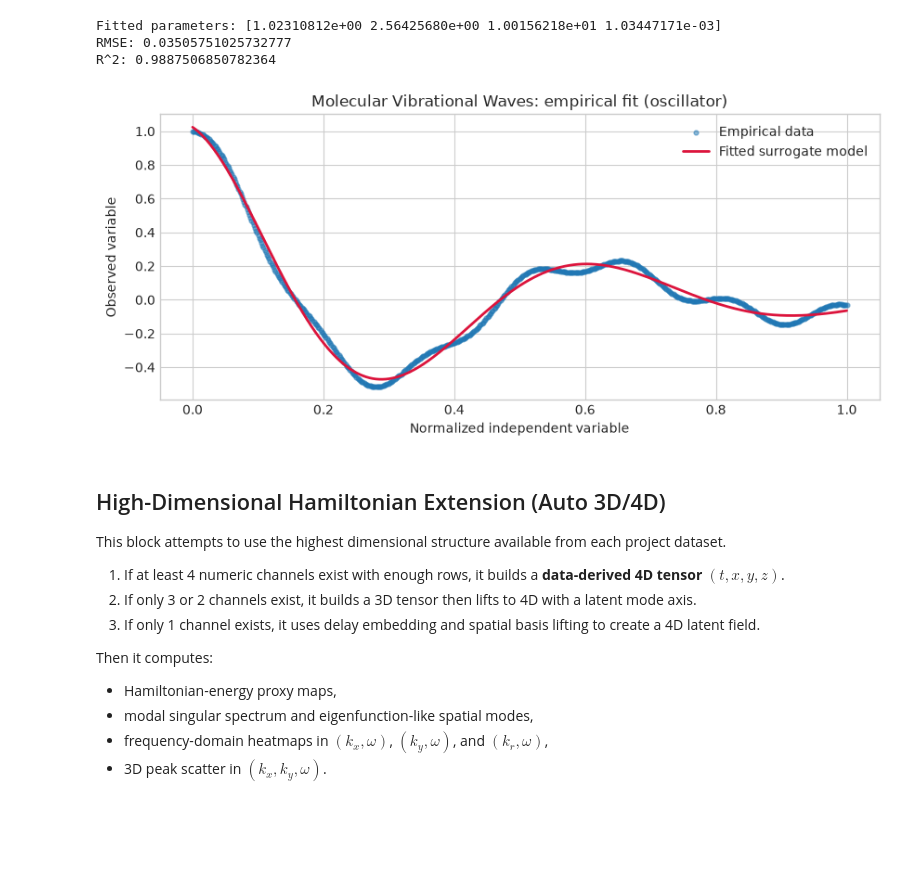
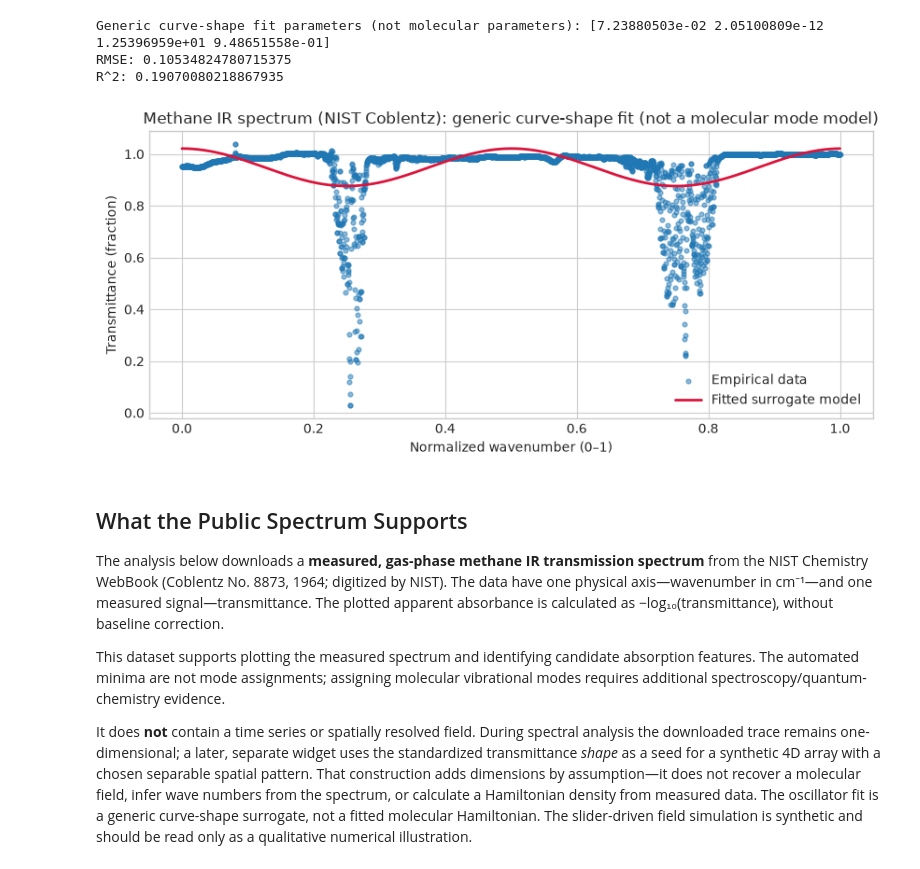
Before and after one commit to mikdunn/hamiltonian_and_lagrangian_sims_and_fun, a Jupyter notebook: projects/16_molecular_waves/16_molecular_waves_equations_and_derivation.ipynb, the cells around one changed output. Saved outputs shown, nothing was run; the diff lists cells and outputs as text; code cells hidden in the pictures; blank space fills up the shorter version.

```diff
--- a/projects/16_molecular_waves/16_molecular_waves_equations_and_derivation.ipynb
+++ b/projects/16_molecular_waves/16_molecular_waves_equations_and_derivation.ipynb
@@ -129,22 +139,24 @@ DATA_SOURCES = [
 # Fallback model diagram renderer (works even when Mermaid is not embedded by the notebook renderer).
 from matplotlib.patches import FancyBboxPatch
 
-fig, ax = plt.subplots(figsize=(8, 3.6))
+fig, ax = plt.subplots(figsize=(9, 4.8))
 ax.axis('off')
 nodes = [
-    (0.04, 0.68, 'Physical Assumptions'),
-    (0.04, 0.40, 'Lagrangian / Governing PDE'),
-    (0.04, 0.12, 'Reduced Dynamic Model'),
-    (0.56, 0.40, 'Observable Data Fit'),
+    (0.02, 0.68, 'NIST methane\ntransmittance'),
+    (0.53, 0.68, 'Candidate minima +\ngeneric curve fit'),
+    (0.02, 0.39, 'Synthetic grid field\n(spectrum-shaped, not molecular)'),
+    (0.53, 0.39, 'Separate harmonic-oscillator\nderivation'),
+    (0.02, 0.10, 'User geometry, charge,\nspin multiplicity'),
+    (0.53, 0.10, 'PySCF DFT: optimized geometry\n+ electron density'),
 ]
 for x0, y0, label in nodes:
-    patch = FancyBboxPatch((x0, y0), 0.36, 0.18, boxstyle='round,pad=0.02', linewidth=1.2, facecolor='#edf3fb')
+    patch = FancyBboxPatch((x0, y0), 0.44, 0.18, boxstyle='round,pad=0.02', linewidth=1.2, facecolor='#edf3fb')
     ax.add_patch(patch)
-    ax.text(x0 + 0.18, y0 + 0.09, label, ha='center', va='center', fontsize=10)
-ax.annotate('', xy=(0.22, 0.62), xytext=(0.22, 0.50), arrowprops=dict(arrowstyle='->', lw=1.3))
-ax.annotate('', xy=(0.22, 0.34), xytext=(0.22, 0.22), arrowprops=dict(arrowstyle='->', lw=1.3))
-ax.annotate('', xy=(0.56, 0.49), xytext=(0.40, 0.21), arrowprops=dict(arrowstyle='->', lw=1.3))
-ax.set_title('Fallback Diagram (Python-rendered)')
+    ax.text(x0 + 0.22, y0 + 0.09, label, ha='center', va='center', fontsize=9)
+ax.annotate('', xy=(0.53, 0.77), xytext=(0.46, 0.77), arrowprops=dict(arrowstyle='->', lw=1.3))
+ax.annotate('', xy=(0.24, 0.57), xytext=(0.24, 0.68), arrowprops=dict(arrowstyle='->', lw=1.3))
+ax.annotate('', xy=(0.53, 0.19), xytext=(0.46, 0.19), arrowprops=dict(arrowstyle='->', lw=1.3))
+ax.set_title('Distinct Data, Illustration, and DFT Branches')
 plt.tight_layout()
 plt.show()
 # %% [output]
@@ -248,43 +253,37 @@ bounds = ([-1e6, 0.0, -1e3, -1e6], [1e6, 50.0, 1e3, 1e6])
 
 try:
     popt, _ = curve_fit(model_function, x_data, y_data, p0=p0, bounds=bounds, maxfev=20000)
-except Exception:
-    popt = np.array(p0, dtype=float)
+except (RuntimeError, ValueError) as exc:
+    raise RuntimeError('The generic curve-shape fit did not converge; no substitute parameters were used.') from exc
 
 y_hat = model_function(x_data, *popt)
 rmse = float(np.sqrt(np.mean((y_data - y_hat) ** 2)))
 r2 = float(1.0 - np.sum((y_data - y_hat) ** 2) / max(np.sum((y_data - np.mean(y_data)) ** 2), 1e-12))
 
-print('Fitted parameters:', popt)
+print('Generic curve-shape fit parameters (not molecular parameters):', popt)
 print('RMSE:', rmse)
 print('R^2:', r2)
 # %% [output]
-Fitted parameters: [1.02310812e+00 2.56425680e+00 1.00156218e+01 1.03447171e-03]
-RMSE: 0.03505751025732777
-R^2: 0.9887506850782364
+Generic curve-shape fit parameters (not molecular parameters): [7.23880503e-02 2.05100809e-12 1.25396959e+01 9.48651558e-01]
+RMSE: 0.10534824780715375
+R^2: 0.19070080218867935
 # %%
 fig, ax = plt.subplots(figsize=(10, 4))
 ax.scatter(x_data, y_data, s=12, alpha=0.5, label='Empirical data')
 ax.plot(x_data, y_hat, color='crimson', linewidth=2.0, label='Fitted surrogate model')
-ax.set_title(f'{DOMAIN_TITLE}: empirical fit ({MODEL_FAMILY})')
-ax.set_xlabel('Normalized independent variable')
-ax.set_ylabel('Observed variable')
+ax.set_title(f'{DOMAIN_TITLE}: generic curve-shape fit (not a molecular mode model)')
+ax.set_xlabel('Normalized wavenumber (0–1)')
+ax.set_ylabel('Transmittance (fraction)')
 ax.legend()
 plt.show()
 # %% [output]
-[figure, old version]
+[figure, new version]
 # %% [markdown]
-## High-Dimensional Hamiltonian Extension (Auto 3D/4D)
+## What the Public Spectrum Supports
 
-This block attempts to use the highest dimensional structure available from each project dataset.
+The analysis below downloads a **measured, gas-phase methane IR transmission spectrum** from the NIST Chemistry WebBook (Coblentz No. 8873, 1964; digitized by NIST). The data have one physical axis—wavenumber in cm⁻¹—and one measured signal—transmittance. The plotted apparent absorbance is calculated as −log₁₀(transmittance), without baseline correction.
 
-1. If at least 4 numeric channels exist with enough rows, it builds a **data-derived 4D tensor** $(t,x,y,z)$.
-2. If only 3 or 2 channels exist, it builds a 3D tensor then lifts to 4D with a latent mode axis.
-3. If only 1 channel exists, it uses delay embedding and spatial basis lifting to create a 4D latent field.
+This dataset supports plotting the measured spectrum and identifying candidate absorption features. The automated minima are not mode assignments; assigning molecular vibrational modes requires additional spectroscopy/quantum-chemistry evidence.
 
-Then it computes:
-- Hamiltonian-energy proxy maps,
-- modal singular spectrum and eigenfunction-like spatial modes,
-- frequency-domain heatmaps in $(k_x,\omega)$, $(k_y,\omega)$, and $(k_r,\omega)$,
-- 3D peak scatter in $(k_x,k_y,\omega)$.
+It does **not** contain a time series or spatially resolved field. During spectral analysis the downloaded trace remains one-dimensional; a later, separate widget uses the standardized transmittance *shape* as a seed for a synthetic 4D array with a chosen separable spatial pattern. That construction adds dimensions by assumption—it does not recover a molecular field, infer wave numbers from the spectrum, or calculate a Hamiltonian density from measured data. The oscillator fit is a generic curve-shape surrogate, not a fitted molecular Hamiltonian. The slider-driven field simulation is synthetic and should be read only as a qualitative numerical illustration.
 # %%
```
Also changed, not shown: parts of 18 cells of this notebook, 21 other files.
